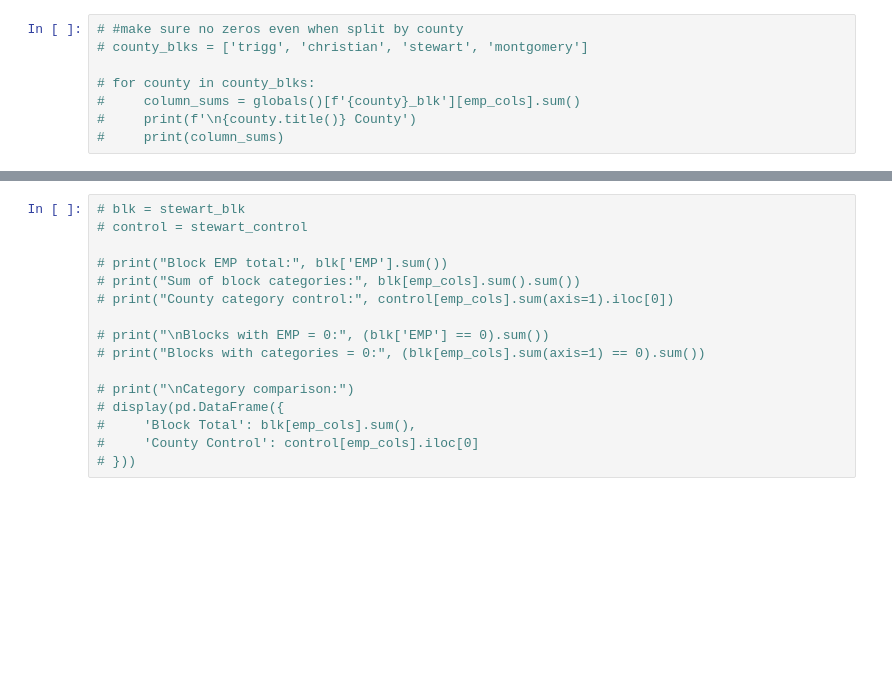
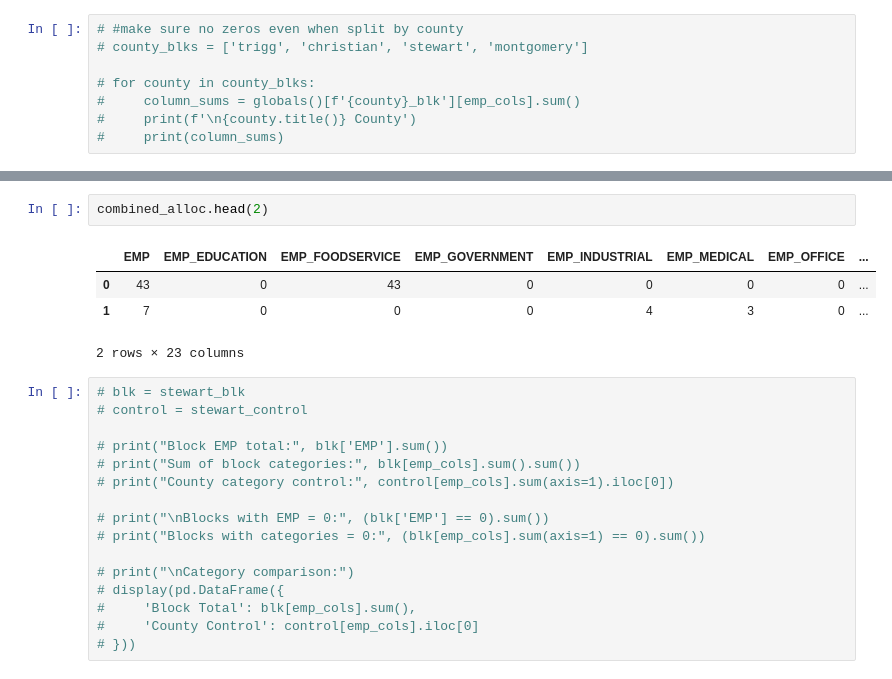
Before and after one commit to Greater-Nashville-Regional-Council/FCLUCS_Scenario_Planning, a Jupyter notebook: notebooks/Base Year Emp.ipynb, the cells around one changed output, grey strips where cells are left out. Cells and saved outputs as stored; diff of their text form; blank space fills up the shorter version.

Commit message:
output only total emp and alloc

```diff
--- a/notebooks/Base Year Emp.ipynb
+++ b/notebooks/Base Year Emp.ipynb
@@ -318,3 +362,10 @@ All counties processed successfully!
+# %%
+combined_alloc.head(2)
+# %% [output]
+|  | EMP | EMP_EDUCATION | EMP_FOODSERVICE | EMP_GOVERNMENT | EMP_INDUSTRIAL | EMP_MEDICAL | EMP_OFFICE | ... |
+| 0 | 43 | 0 | 43 | 0 | 0 | 0 | 0 | ... |
+| 1 | 7 | 0 | 0 | 0 | 4 | 3 | 0 | ... |
+2 rows × 23 columns
 # %%
 # blk = stewart_blk
 # control = stewart_control
```
Also changed, not shown: parts of 20 cells of this notebook, 3 other files.
